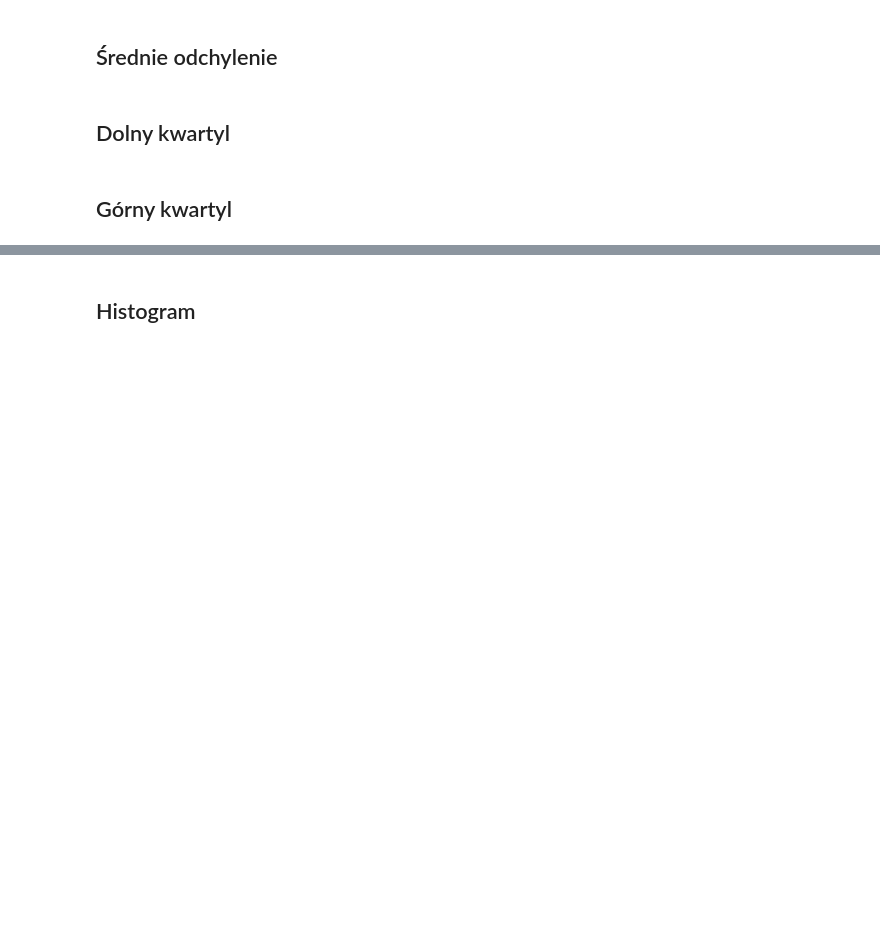
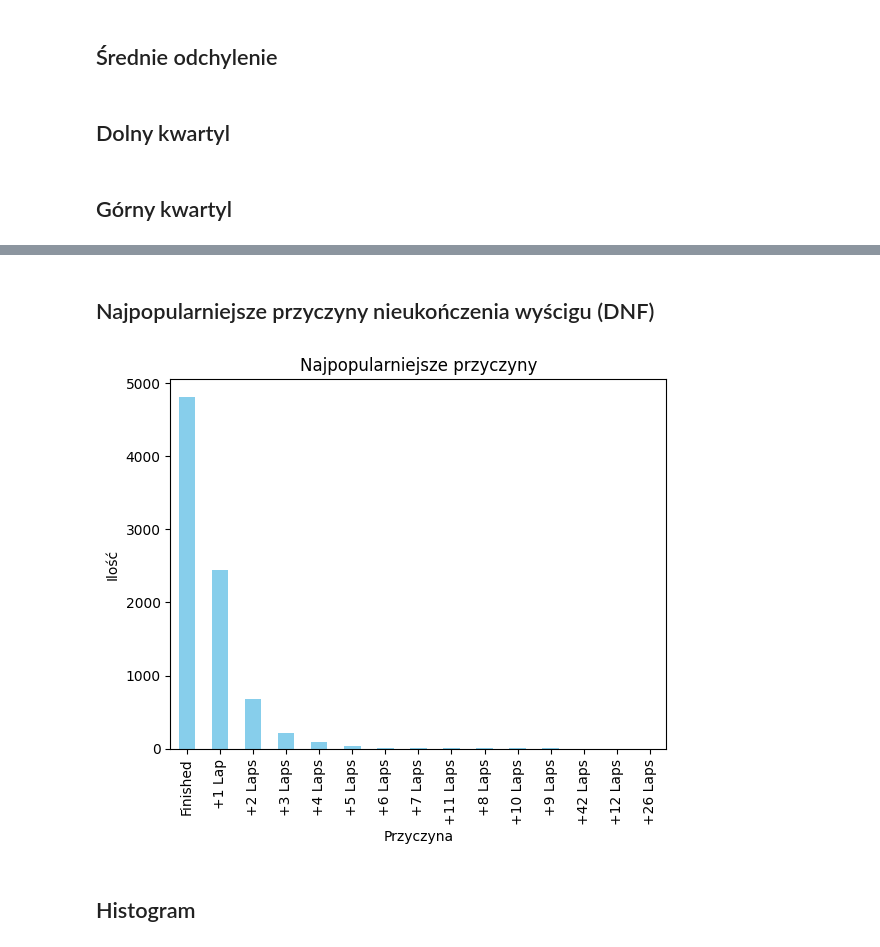
Before and after one commit to lachimex/statistic_project, a Jupyter notebook: StatisticProject.ipynb, the cells around one changed output, grey strips where cells are left out. Saved outputs shown, nothing was run; the diff lists cells and outputs as text; code cells hidden in the pictures; blank space fills up the shorter version.

```diff
--- a/StatisticProject.ipynb
+++ b/StatisticProject.ipynb
@@ -140,3 +195,14 @@ print_info(x_values)
+# %% [markdown]
+## Najpopularniejsze przyczyny nieukończenia wyścigu (DNF)
+# %%
+dnfs = df[df["ending"].str.contains(r'\b(?:Lap|Laps|Finished)\b', case=False, regex=True)]["ending"].value_counts()[:15]
+dnfs.plot(kind='bar', color='skyblue')
+plt.title("Najpopularniejsze przyczyny")
+plt.xlabel("Przyczyna")
+plt.ylabel("Ilość")
+plt.show()
+# %% [output]
+[figure, added]
 # %% [markdown]
 ## Histogram
 # %%
```
Also changed, not shown: parts of 15 cells of this notebook, 3 other files.
